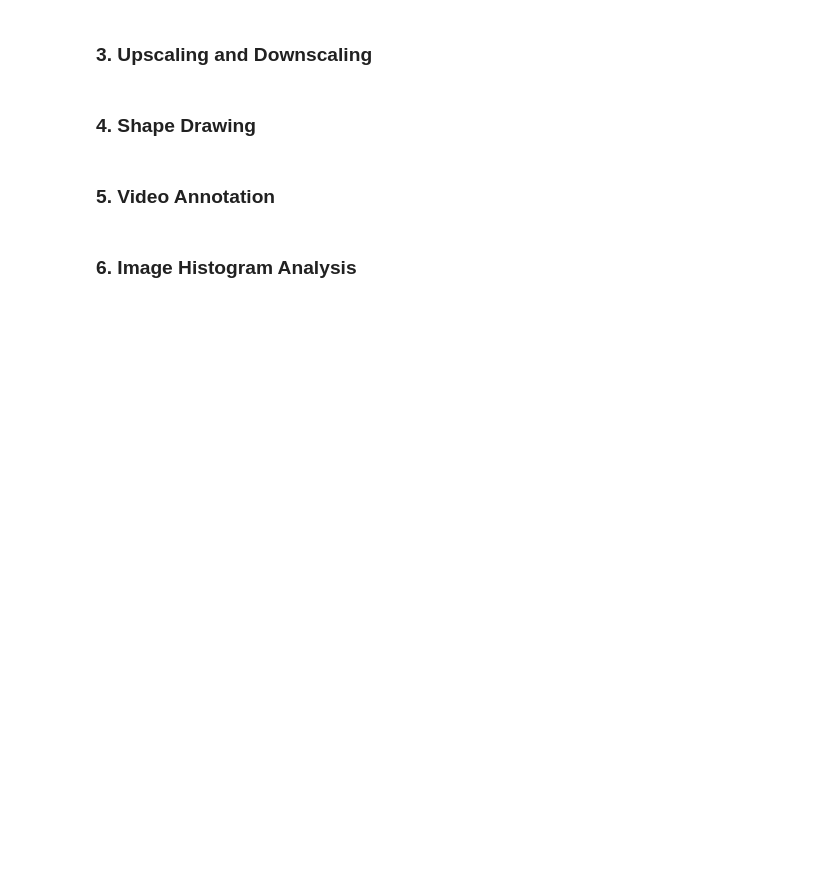
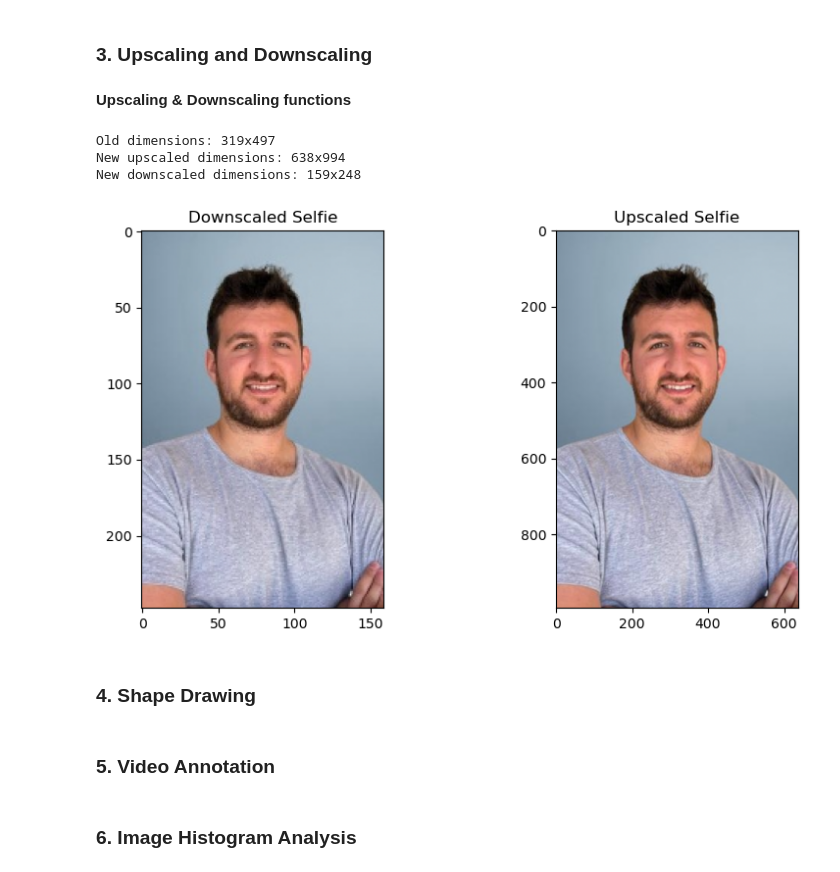
Before and after one commit to LevinTamir/intro-to-image-processing-course, a Jupyter notebook: hw/hw1/Tamir_Levin_code_hw1.ipynb, the cells around one changed output. Saved outputs shown, nothing was run; the diff lists cells and outputs as text; code cells hidden in the pictures; blank space fills up the shorter version.

```diff
--- a/hw/hw1/Tamir_Levin_code_hw1.ipynb
+++ b/hw/hw1/Tamir_Levin_code_hw1.ipynb
@@ -157,2 +212,4 @@ Saved: selfie_CYMK.gif
 # %% [markdown]
 ### 3. Upscaling and Downscaling
+# %% [markdown]
+**Upscaling & Downscaling functions**
@@ -159,3 +259,18 @@ Saved: selfie_CYMK.gif
+# %%
+print(f"Old dimensions: {selfie.shape[1]}x{selfie.shape[0]}")
+upscale_selfie = upscale_image(selfie, "selfie")
+downscale_selfie = downscale_image(selfie, "selfie")
+# %% [output]
+Old dimensions: 319x497
+New upscaled dimensions: 638x994
+New downscaled dimensions: 159x248
+# %%
+downscaled_selfie = import_image('selfie_downscale.jpeg')
+upscaled_selfie = import_image('selfie_upscale.jpeg')
+
+imshow_all(downscaled_selfie, upscaled_selfie, titles=["Downscaled Selfie", "Upscaled Selfie"])
+# %% [output]
+[figure, added]
 # %% [markdown]
 ### 4. Shape Drawing
 # %% [markdown]
```
Also changed, not shown: parts of 15 cells of this notebook, 4 other files.
